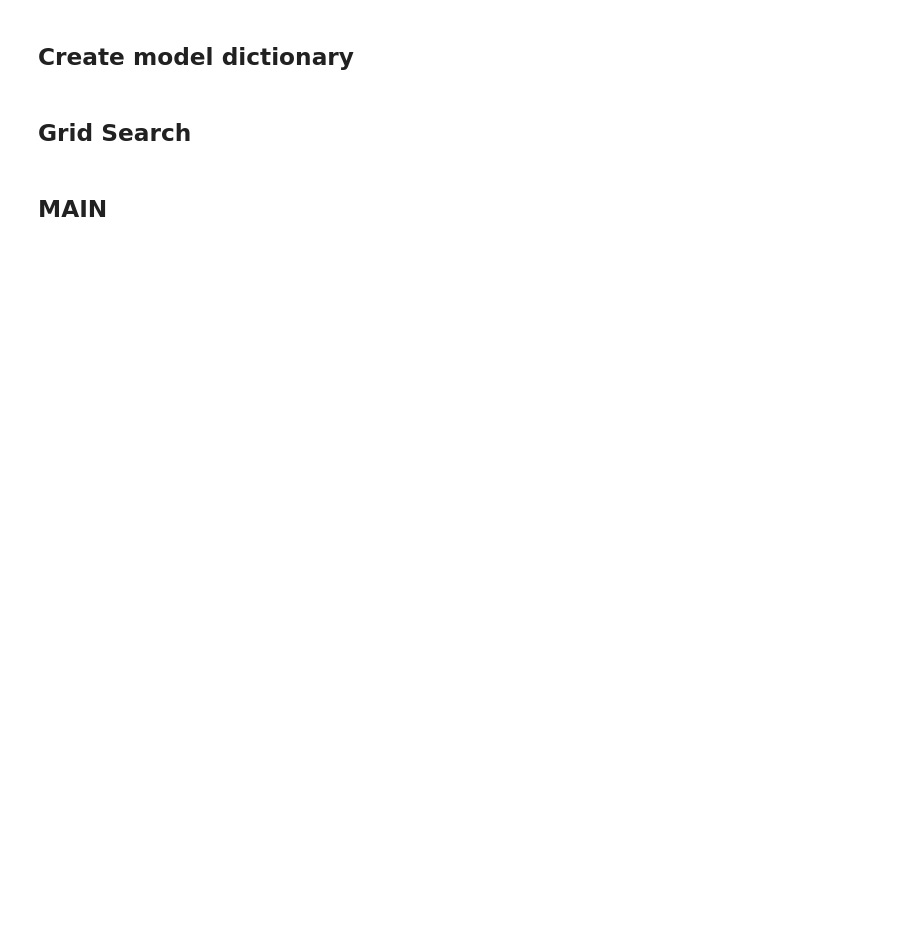
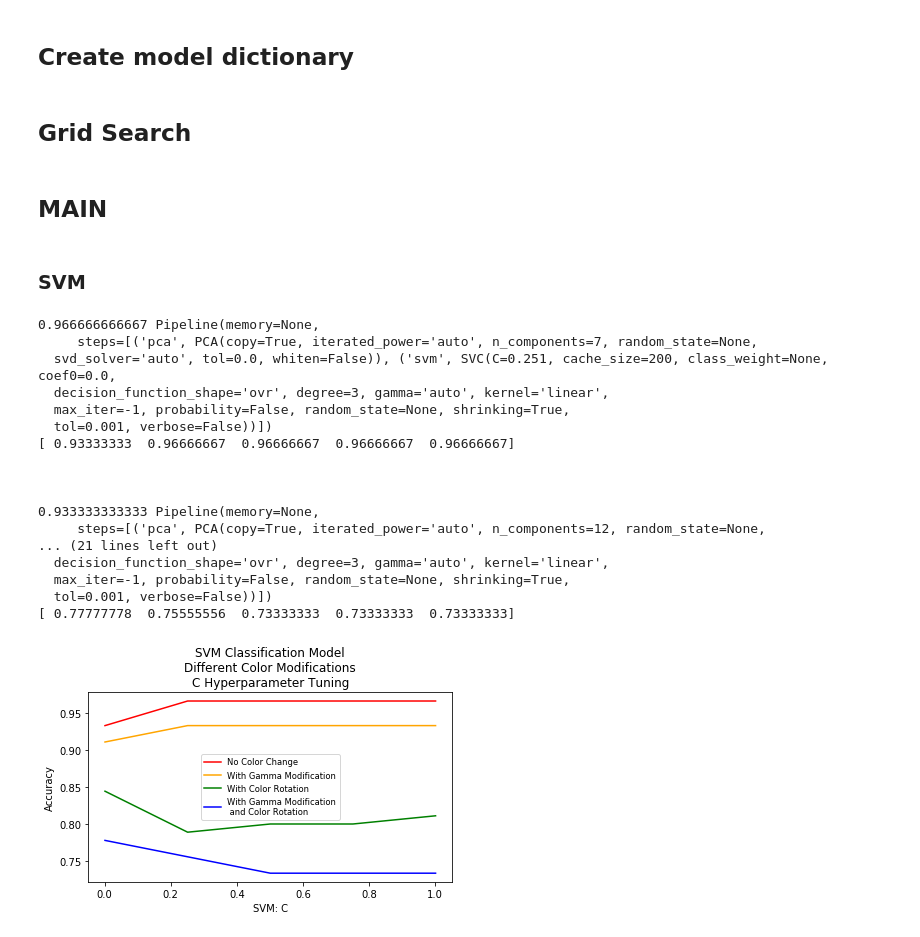
Before and after one commit to mattsit/ph-machine-learning, a Jupyter notebook: CS189/ml_pipeline/ModelGridSearch.ipynb, the cells around one changed output. Cells and saved outputs as stored; diff of their text form; code cells hidden in the pictures; blank space fills up the shorter version.

```diff
--- a/CS189/ml_pipeline/ModelGridSearch.ipynb
+++ b/CS189/ml_pipeline/ModelGridSearch.ipynb
@@ -55,0 +44,70 @@ print(score, params)
+# %%
+%run pipelines.py
+%run parameters.py
+%run util.py
+
+pipeline_type = 'classification'
+X_raw_c,Y_raw_c = load_data(pipeline_type, raw=True, gamma=False, rotate=False, mixed=False)
+X_gamma_c,Y_gamma_c = load_data(pipeline_type, raw=False, gamma=True, rotate=False, mixed=False)
+X_rot_c,Y_rot_c = load_data(pipeline_type, raw=False, gamma=False, rotate=True, mixed=False)
+X_mix_c,Y_mix_c = load_data(pipeline_type, raw=False, gamma=False, rotate=False, mixed=True)
+
+X_all_c = [X_raw_c, X_gamma_c, X_rot_c, X_mix_c]
+Y_all_c = [Y_raw_c, Y_gamma_c, Y_rot_c, Y_mix_c]
+# %% [markdown]
+### SVM
+# %%
+%run pipelines.py
+%run parameters.py
+%run util.py
+
+C_range = np.arange(.001,1.02,.25)
+
+model_dict = create_model_dict()
+
+pipeline_name = 'svm'
+pipeline_type = 'classification'
+names = ["No Color Change", "With Gamma Modification", "With Color Rotation", "With Gamma Modification\n and Color Rotation"]
+colors = ['r','orange','g','b']
+plt.cla()
+for i in range(len(names)):
+    X = X_all_c[i]
+    Y = Y_all_c[i]
+    score,m,best_params,_ = grid_search(X, Y, pipeline_name, pipeline_type)
+    _,_,_,all_scores = grid_search(X, Y, pipeline_name, pipeline_type, best_params, 'svm__C')
+    plt.plot(C_range, all_scores, label=names[i], color=colors[i])
+    print(score, m)
+    print(all_scores)
+    print('\n\n')
+
+from matplotlib.font_manager import FontProperties
+
+fontP = FontProperties()
+fontP.set_size('small')
+
+plt.legend(prop=fontP)
+plt.xlabel("SVM: C")
+plt.ylabel("Accuracy")
+plt.title('SVM Classification Model\nDifferent Color Modifications\nC Hyperparameter Tuning')
+plt.tight_layout()
+plt.savefig("svm_classification.png", dpi=500)
+plt.show()
+# %% [output]
+0.966666666667 Pipeline(memory=None,
+     steps=[('pca', PCA(copy=True, iterated_power='auto', n_components=7, random_state=None,
+  svd_solver='auto', tol=0.0, whiten=False)), ('svm', SVC(C=0.251, cache_size=200, class_weight=None, coef0=0.0,
+  decision_function_shape='ovr', degree=3, gamma='auto', kernel='linear',
+  max_iter=-1, probability=False, random_state=None, shrinking=True,
+  tol=0.001, verbose=False))])
+[ 0.93333333  0.96666667  0.96666667  0.96666667  0.96666667]
+
+
+
+0.933333333333 Pipeline(memory=None,
+     steps=[('pca', PCA(copy=True, iterated_power='auto', n_components=12, random_state=None,
+... (21 lines left out)
+  decision_function_shape='ovr', degree=3, gamma='auto', kernel='linear',
+  max_iter=-1, probability=False, random_state=None, shrinking=True,
+  tol=0.001, verbose=False))])
+[ 0.77777778  0.75555556  0.73333333  0.73333333  0.73333333]
+[figure, added]
```
Also changed, not shown: parts of 12 cells of this notebook, 2 other files.
